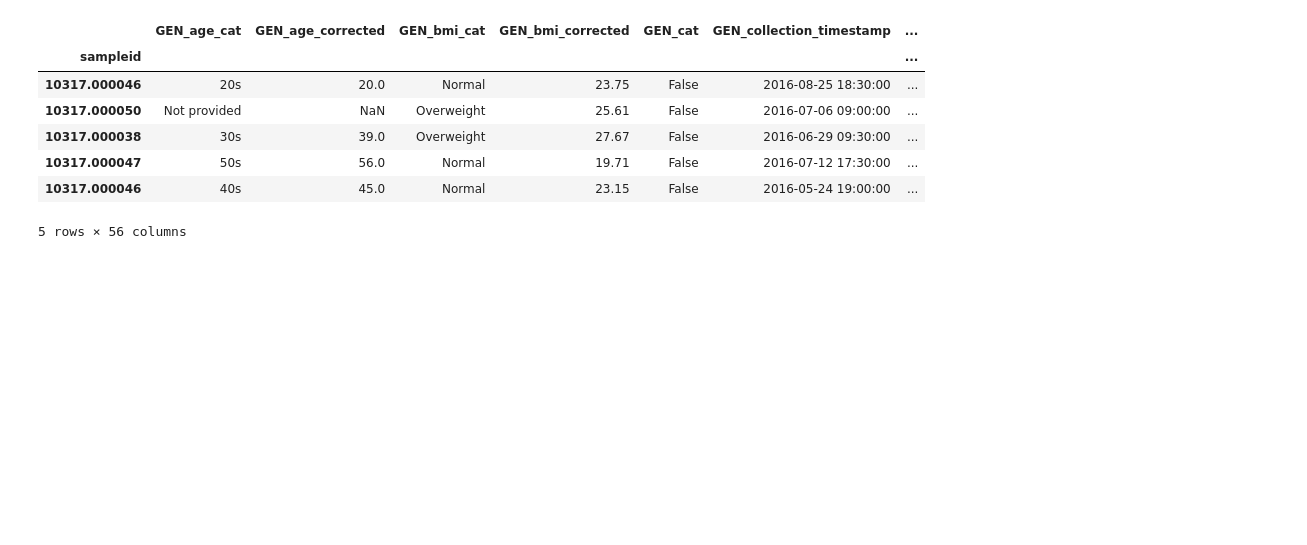
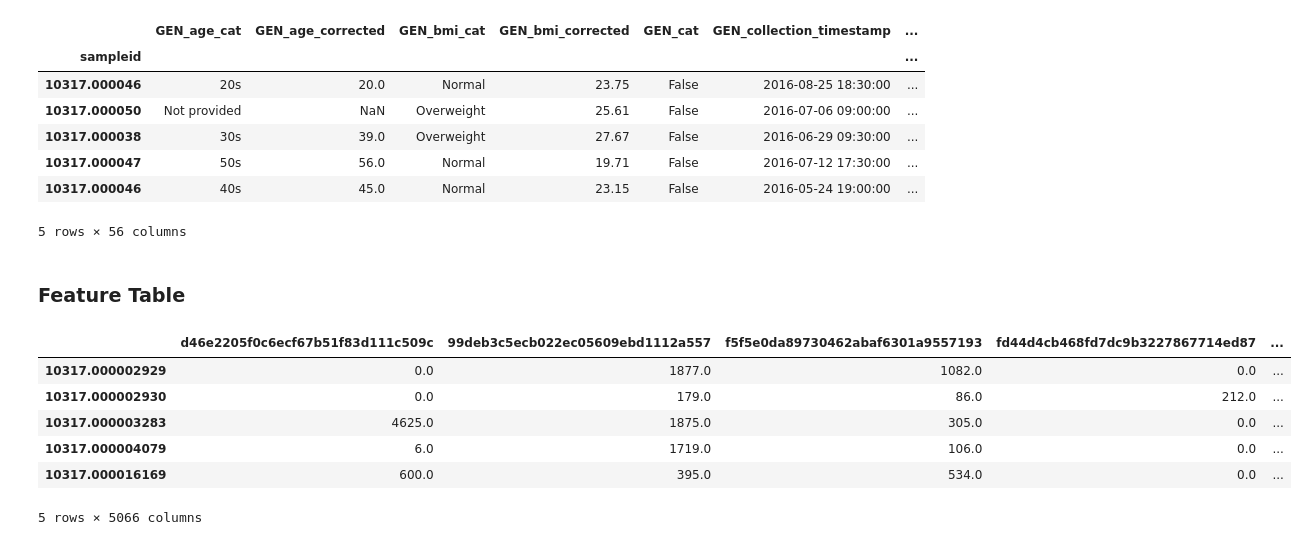
Before and after one commit to dhasanova99/HealthyFood, a Jupyter notebook: JupyterDocs/H_DifferentialAbundance.ipynb, the cells around one changed output. Drawn from its saved outputs; the diff is of its cells as text; code cells hidden in the pictures; blank space fills up the shorter version.

```diff
--- a/JupyterDocs/H_DifferentialAbundance.ipynb
+++ b/JupyterDocs/H_DifferentialAbundance.ipynb
@@ -56,3 +56,17 @@ metadata_df.head()
 | 10317.000047 | 50s | 56.0 | Normal | 19.71 | False | 2016-07-12 17:30:00 | ... |
 | 10317.000046 | 40s | 45.0 | Normal | 23.15 | False | 2016-05-24 19:00:00 | ... |
 5 rows × 56 columns
+# %% [markdown]
+### Feature Table
+# %%
+data = q2.Artifact.load(f'{data_dir}/table.qza').view(pd.DataFrame)
+# %%
+data.head()
+# %% [output]
+|  | d46e2205f0c6ecf67b51f83d111c509c | 99deb3c5ecb022ec05609ebd1112a557 | f5f5e0da89730462abaf6301a9557193 | fd44d4cb468fd7dc9b3227867714ed87 | ... |
+| 10317.000002929 | 0.0 | 1877.0 | 1082.0 | 0.0 | ... |
+| 10317.000002930 | 0.0 | 179.0 | 86.0 | 212.0 | ... |
+| 10317.000003283 | 4625.0 | 1875.0 | 305.0 | 0.0 | ... |
+| 10317.000004079 | 6.0 | 1719.0 | 106.0 | 0.0 | ... |
+| 10317.000016169 | 600.0 | 395.0 | 534.0 | 0.0 | ... |
+5 rows × 5066 columns
```
Also changed, not shown: parts of 24 cells of this notebook.
